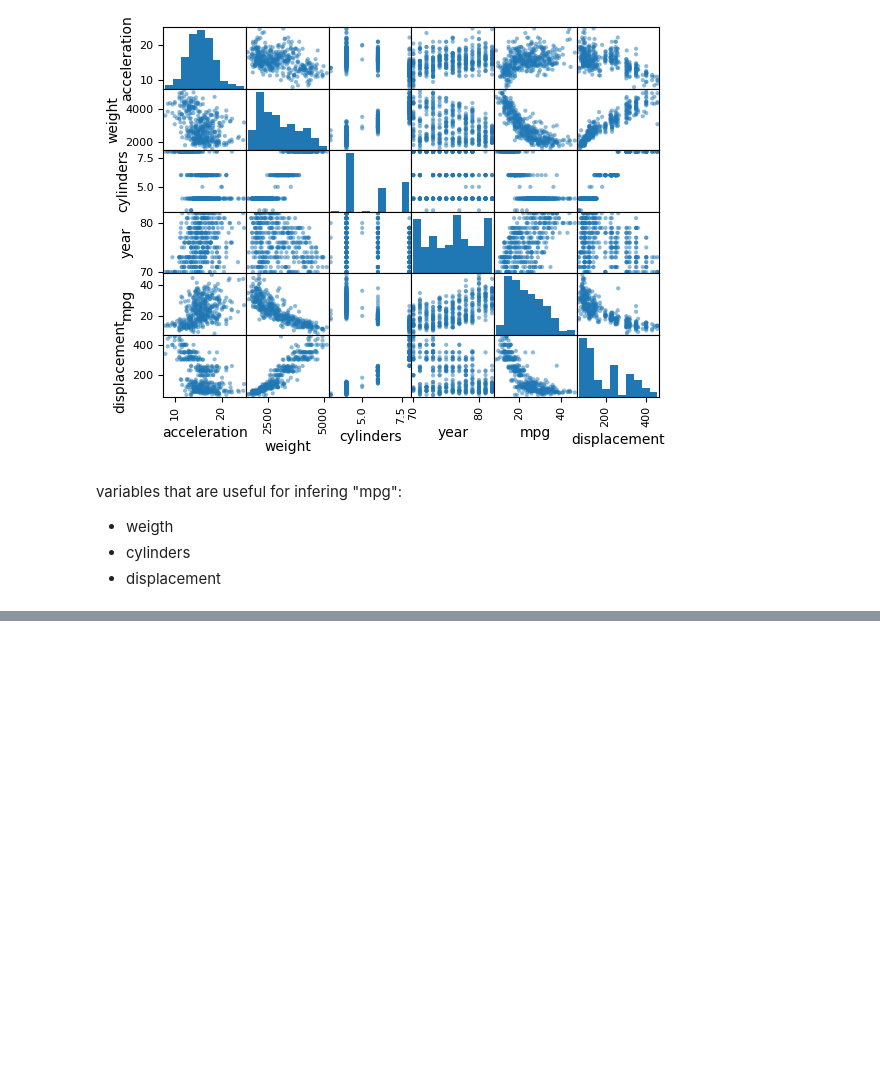
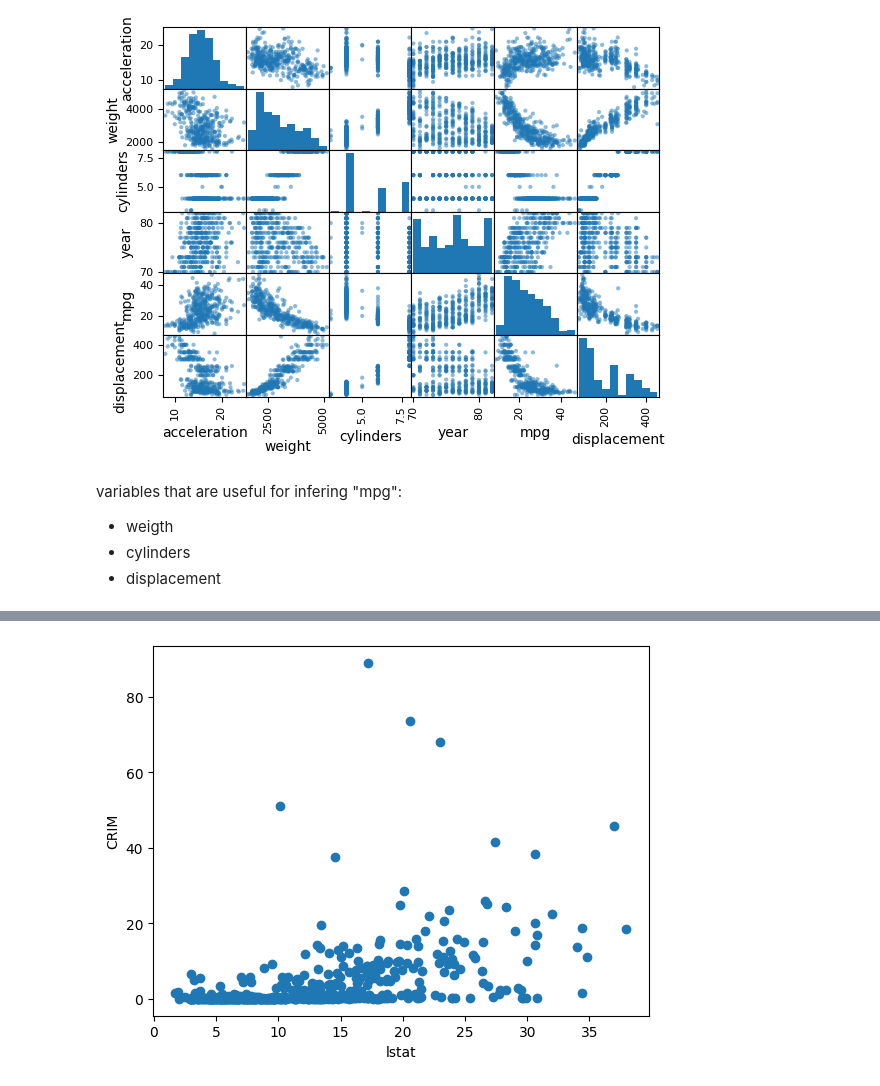
Before and after one commit to juanjofrelopez/islp, a Jupyter notebook: ch2_exercises.ipynb, the cells around one changed output, grey strips where cells are left out. Saved outputs shown, nothing was run; the diff lists cells and outputs as text; code cells hidden in the pictures; blank space fills up the shorter version.

```diff
--- a/ch2_exercises.ipynb
+++ b/ch2_exercises.ipynb
@@ -195,0 +265,6 @@ variables that are useful for infering "mpg":
+# %%
+plt.scatter(boston['lstat'], boston['crim'])
+plt.xlabel('lstat')
+plt.ylabel('CRIM');
+# %% [output]
+[figure, added]
```
Also changed, not shown: parts of 12 cells of this notebook, 2 other files.
